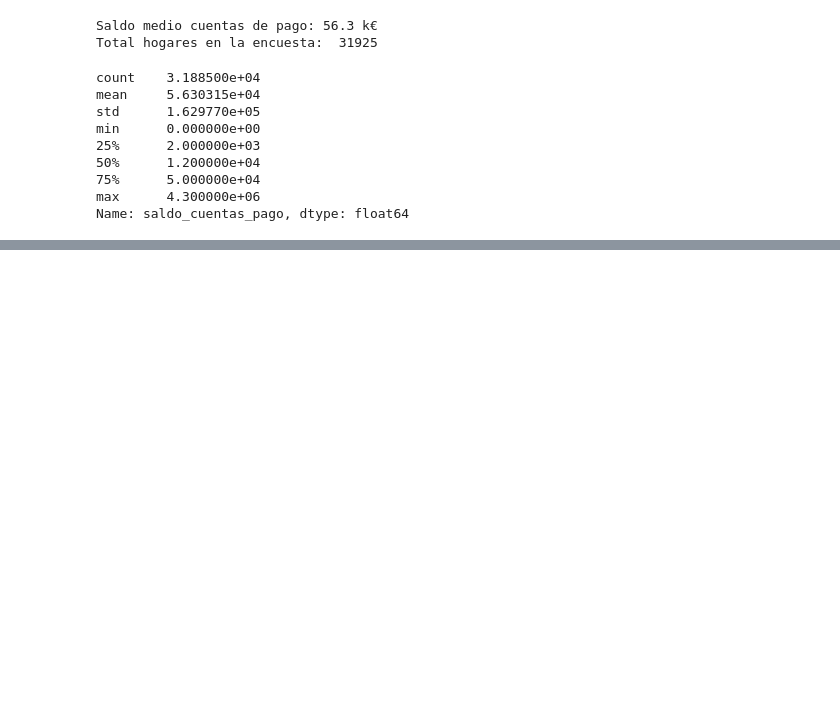
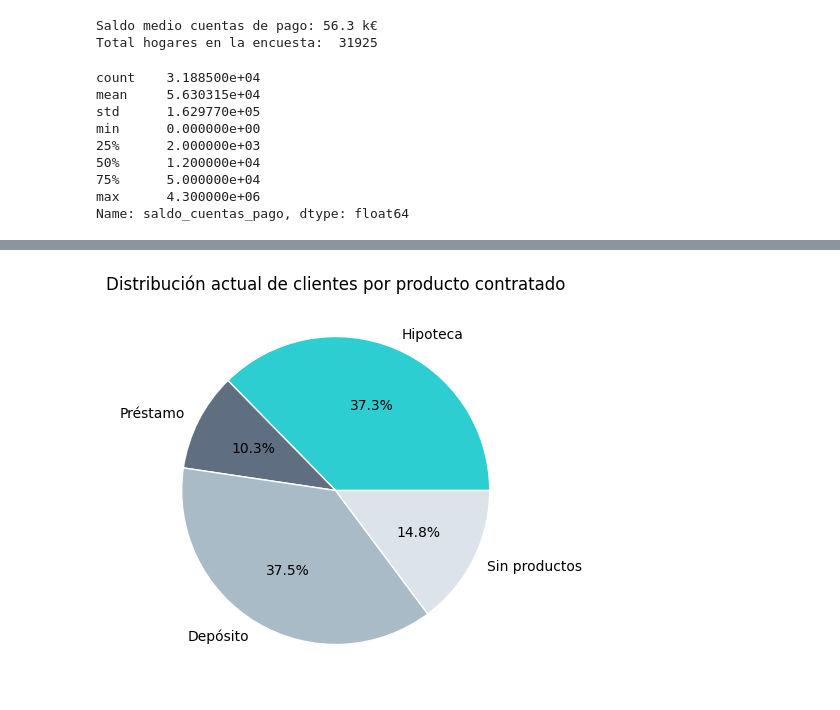
Before and after one commit to Lambda-14/Sim-Empresa, a Jupyter notebook: Equip_9/Scripts/250602_EFF_2022.ipynb, the cells around one changed output, grey strips where cells are left out. Saved outputs shown, nothing was run; the diff lists cells and outputs as text; code cells hidden in the pictures; blank space fills up the shorter version.

```diff
--- a/Equip_9/Scripts/250602_EFF_2022.ipynb
+++ b/Equip_9/Scripts/250602_EFF_2022.ipynb
@@ -684,0 +757,3 @@ Name: saldo_cuentas_pago, dtype: float64
+# %%
+df_banca = pd.read_csv("../data/df_250526.csv")
+print(df_banca.info())
@@ -684,0 +778,23 @@ Name: saldo_cuentas_pago, dtype: float64
+# %%
+# Pie chart de distribución por productos individuales y sin productos
+n_hipoteca = df_banca['housing'].sum()
+n_prestamo = df_banca['loan'].sum()
+n_deposito = df_banca['deposit'].sum()
+n_sin_productos = len(df_banca) - ((df_banca['housing'] | df_banca['loan'] | df_banca['deposit']).sum())
+
+labels = ['Hipoteca', 'Préstamo', 'Depósito', 'Sin productos']
+sizes = [n_hipoteca, n_prestamo, n_deposito, n_sin_productos]
+colors = custom_palette[:4]
+
+plt.figure(figsize=(5, 5))
+plt.pie(
+    sizes,
+    labels=labels,
+    autopct='%1.1f%%',
+    colors=colors,
+    wedgeprops={'linewidth': 1, 'edgecolor': 'white'}
+)
+plt.title("Distribución actual de clientes por producto contratado")
+plt.show()
+# %% [output]
+[figure, added]
```
Also changed, not shown: parts of 7 cells of this notebook.
